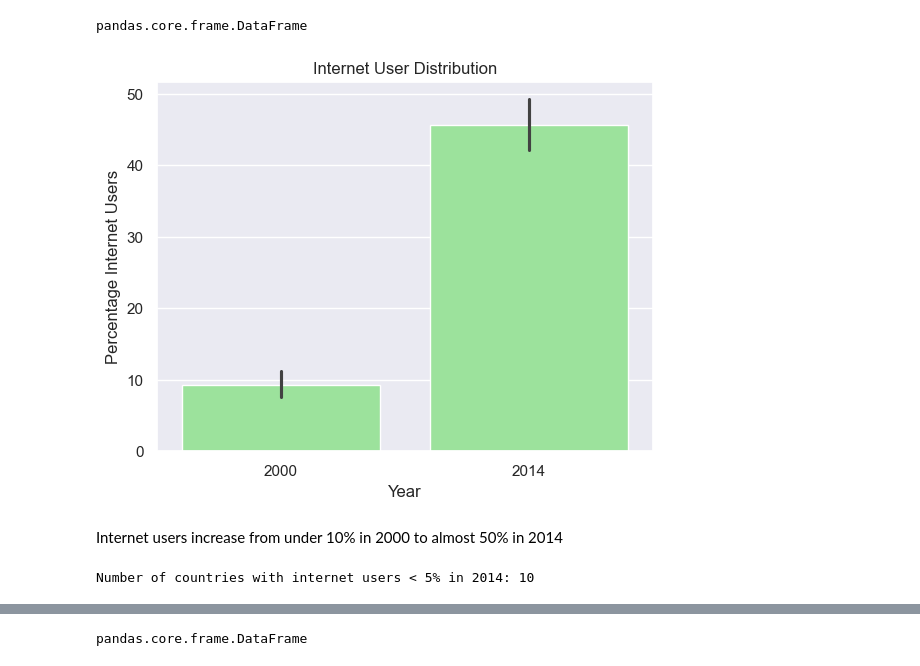
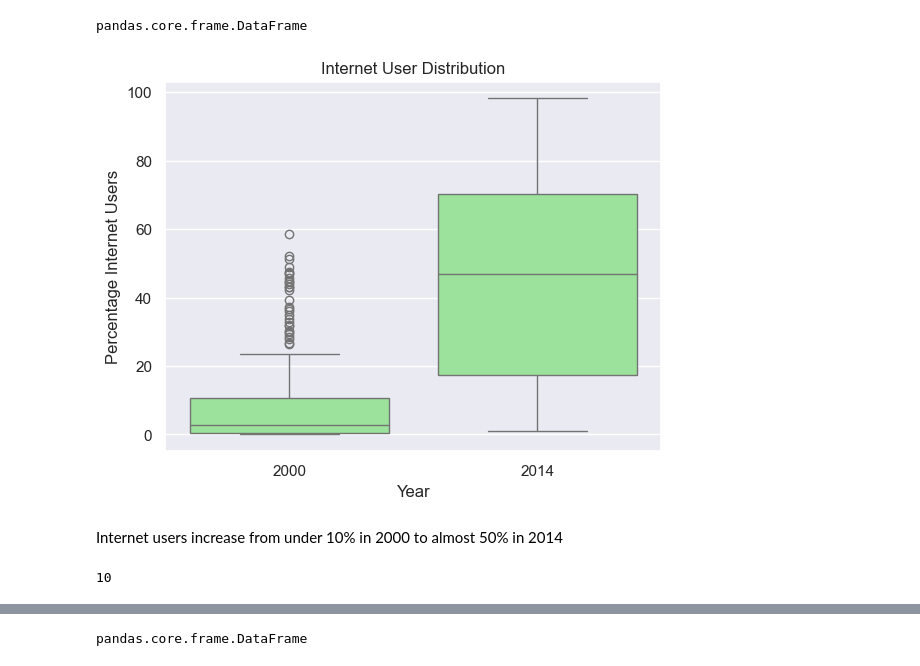
Before and after one commit to NewForce-Cohort-11-Data/gdp-and-internet-usage-MHow682, a Jupyter notebook: UN_project_MH.ipynb, the cells around one changed output, grey strips where cells are left out. Cells and saved outputs as stored; diff of their text form; code cells hidden in the pictures.

```diff
--- a/UN_project_MH.ipynb
+++ b/UN_project_MH.ipynb
@@ -417,11 +417,11 @@ type(internet_years)
 # %% [output]
 pandas.core.frame.DataFrame
 # %%
-sns.barplot(x='Year', y='Internet_Users_Pct', data=internet_years, color = 'lightgreen')
+sns.boxplot(x='Year', y='Internet_Users_Pct', data=internet_years, color = 'lightgreen')
 plt.title('Internet User Distribution')
 plt.ylabel('Percentage Internet Users')
 plt.show()
 # %% [output]
-[figure, old version]
+[figure, new version]
 # %% [markdown]
 Internet users increase from under 10% in 2000 to almost 50% in 2014
@@ -430,6 +428,5 @@ under_5_internet_2014 = internet_df[(internet_df['Year'] == 2014) & (internet_df
-# %%
-count_countries = under_5_internet_2014['Country'].nunique()
-print("Number of countries with internet users < 5% in 2014:", count_countries)
-# %% [output]
-Number of countries with internet users < 5% in 2014: 10
+# %%
+len( internet_years.loc[(internet_years.Year == 2014) & (internet_years.Internet_Users_Pct < 5)] )
+# %% [output]
+10
 # %%
```
Also changed, not shown: parts of 30 cells of this notebook.
